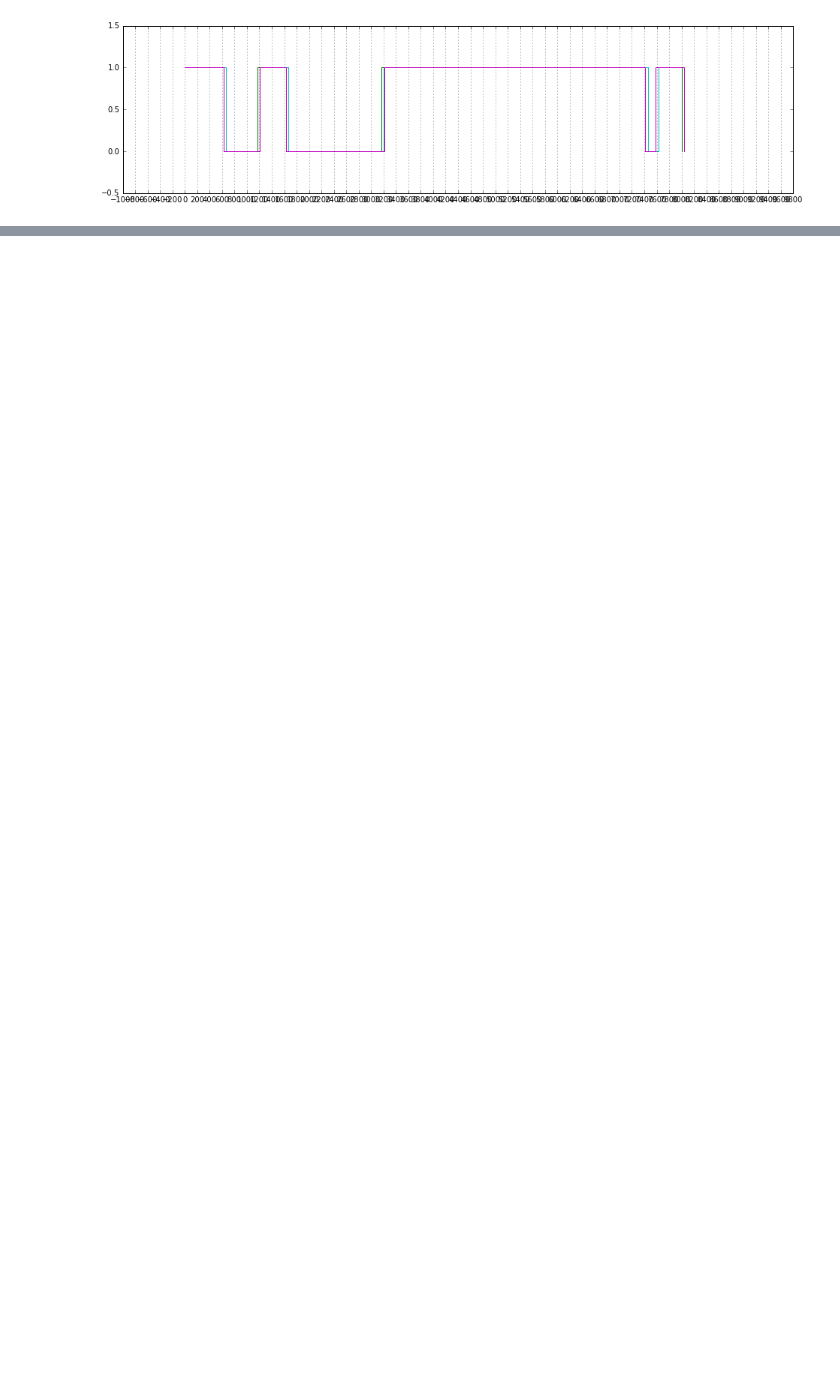
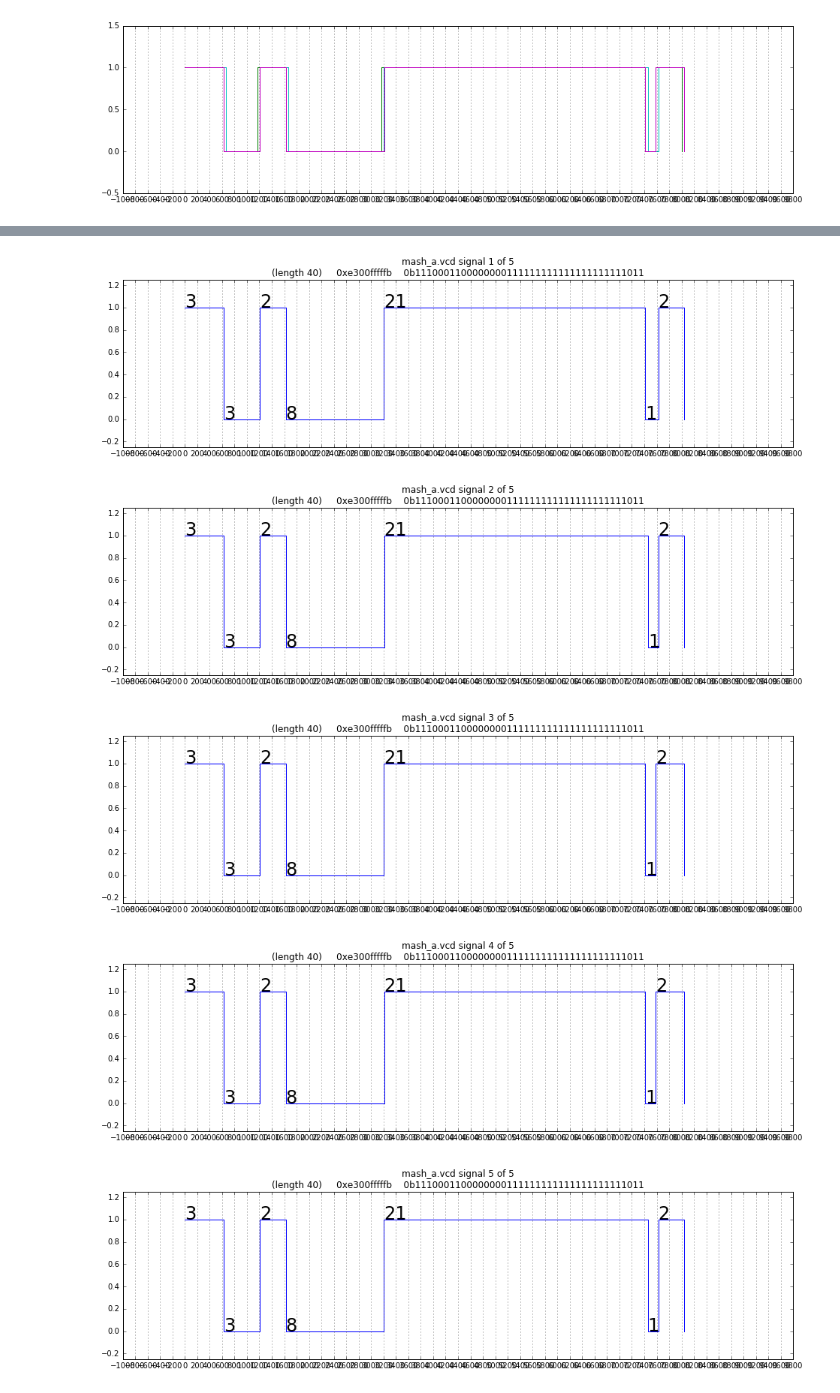
Before and after one commit to jnj16180340/NeXTsoundbox, a Jupyter notebook: Monitor bus sniffs/logic-analysis.ipynb, the cells around one changed output, grey strips where cells are left out. Saved outputs shown, nothing was run; the diff lists cells and outputs as text; code cells hidden in the pictures; blank space fills up the shorter version.

```diff
--- a/Monitor bus sniffs/logic-analysis.ipynb
+++ b/Monitor bus sniffs/logic-analysis.ipynb
@@ -669,3 +711,18 @@ for d in x:
 plotTracesOverlaid(chunkSignals(mico.data))
 # %% [output]
 [figure]
+# %%
+D = sample(chunkSignals(mico.data),5)
+for d in D:
+    plt.figure()
+    plotTraceWithRunlength(d)
+
+    hex_value = string2hex(list2string(runlength2value(d)))
+    bin_value = string2bin(list2string(runlength2value(d)))
+    num_bits = str(len(list2string(runlength2value(d))))
+    file_string = file+' signal '+str(D.index(d)+1)+' of '+str(len(D))
+    desc_string = '(length '+num_bits+')\t'+hex_value+'\t'+bin_value
+
+    plt.title(file_string+'\n'+desc_string.expandtabs())
+    print(file_string+'\t'+desc_string)
+# %% [output]
@@ -671,0 +734,5 @@ plotTracesOverlaid(chunkSignals(mico.data))
+[figure, added]
+[figure, added]
+[figure, added]
+[figure, added]
+[figure, added]
```
Also changed, not shown: parts of 7 cells of this notebook.
